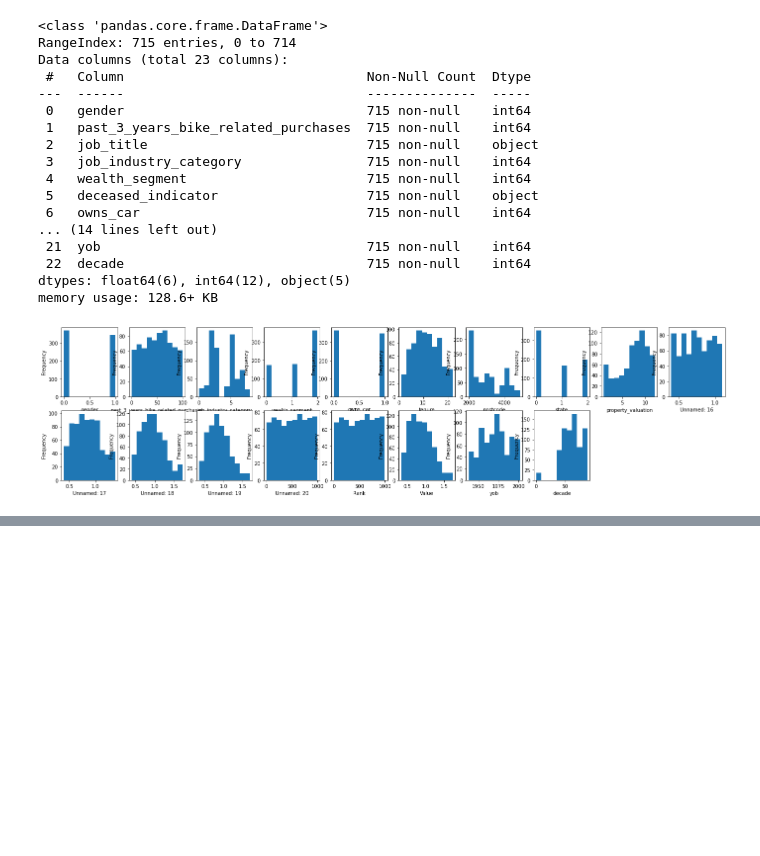
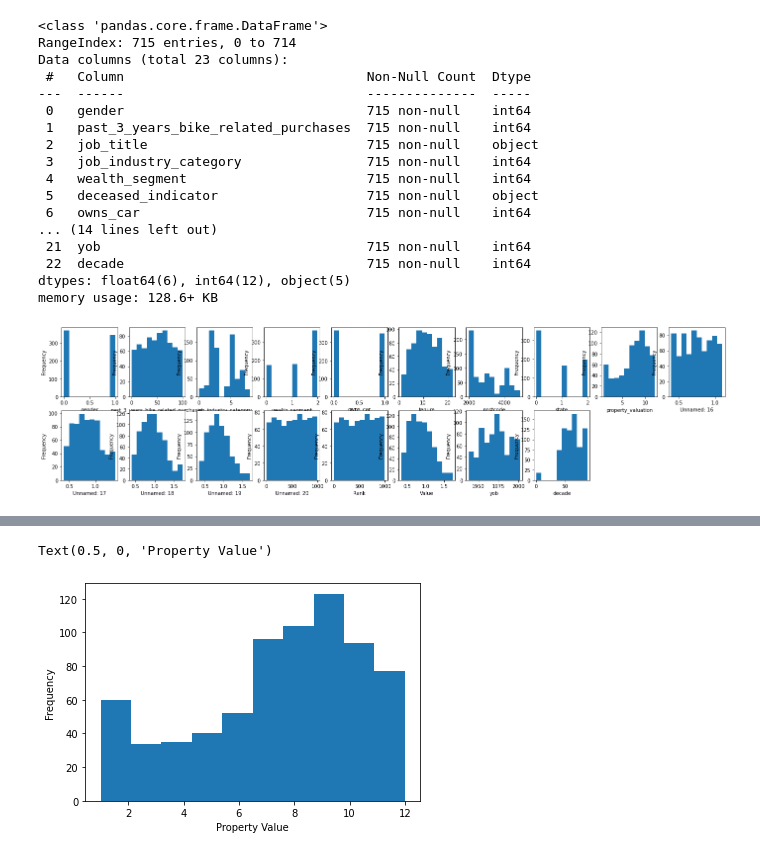
Before and after one commit to RyanJTalbot/KPMG, a Jupyter notebook: pt2/new_customers.ipynb, the cells around one changed output, grey strips where cells are left out. Cells and saved outputs as stored; diff of their text form; code cells hidden in the pictures; blank space fills up the shorter version.

```diff
--- a/pt2/new_customers.ipynb
+++ b/pt2/new_customers.ipynb
@@ -153,0 +186,7 @@ for i in range(len(numeric_vars)):
+# %%
+prop = df['property_valuation'].plot(kind = 'hist')
+
+prop.set_xlabel("Property Value")
+# %% [output]
+Text(0.5, 0, 'Property Value')
+[figure, added]
```
Also changed, not shown: parts of 7 cells of this notebook, 9 other files.
